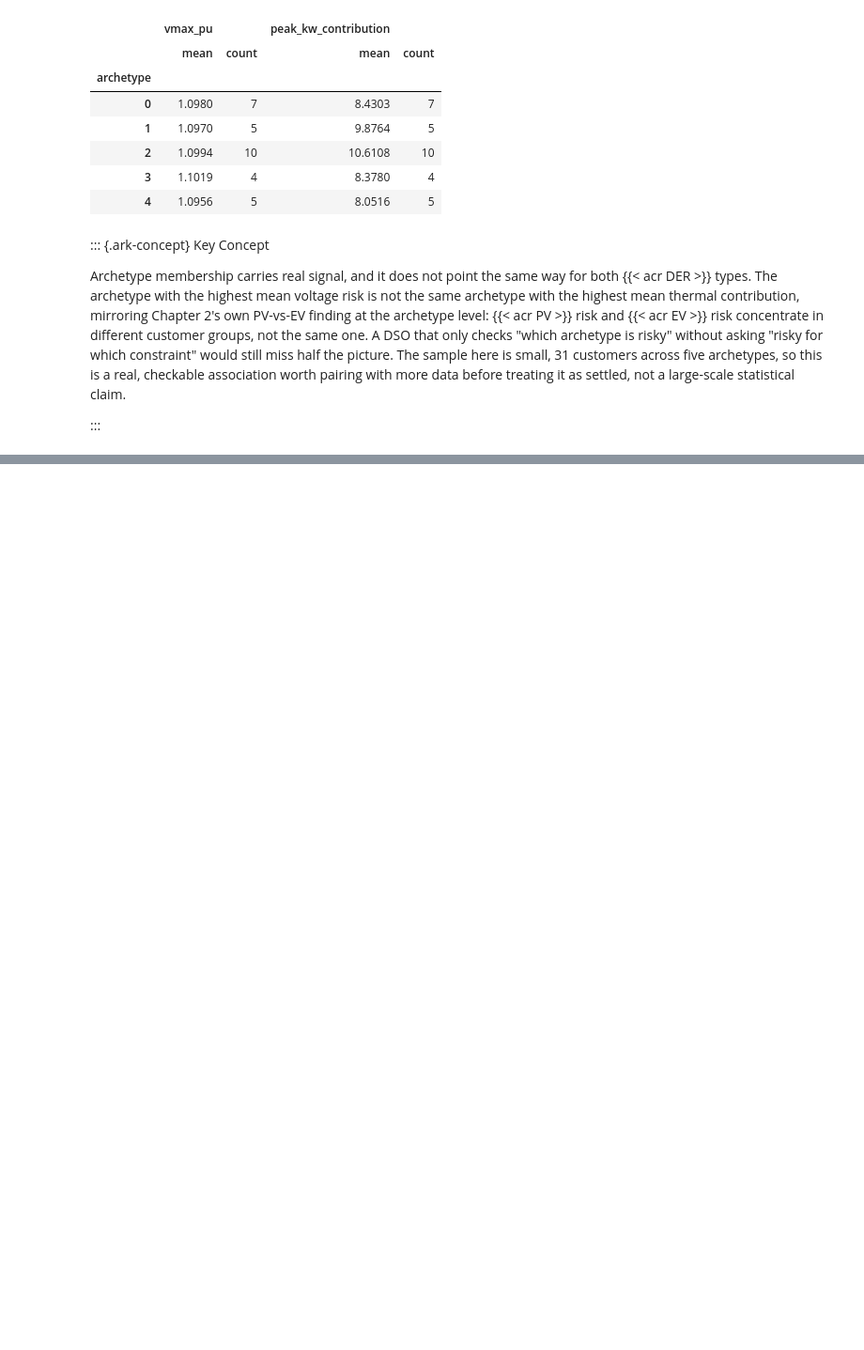
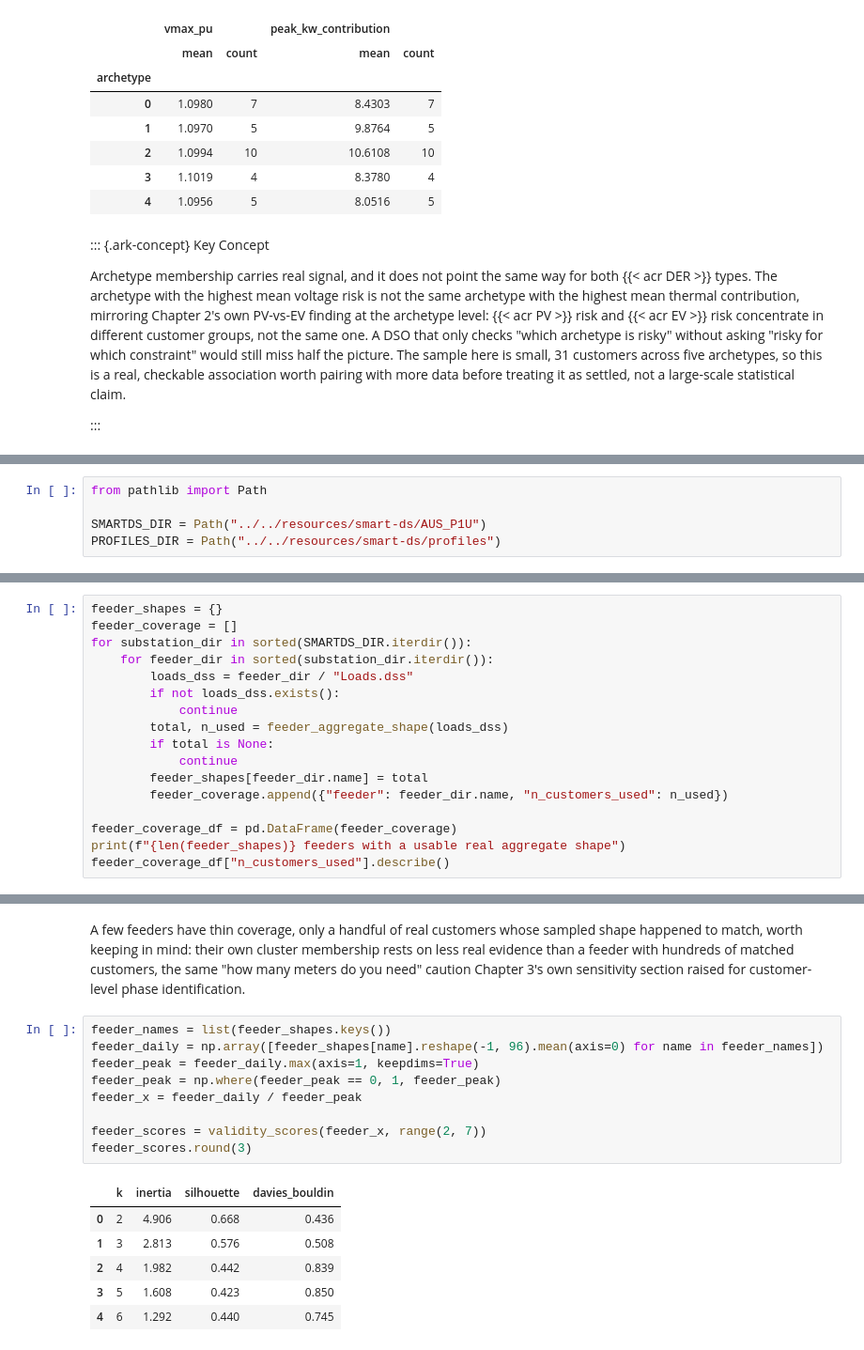
Before and after one commit to sambaiga/ml-energy-disaggregation, a Jupyter notebook: book/04-grid-edge/04-customer-feeder-clustering-code.ipynb, the cells around one changed output, grey strips where cells are left out. Shown at 94% size. Saved outputs shown, nothing was run; the diff lists cells and outputs as text; blank space fills up the shorter version.

Commit message:
feat(book): add Chapter 4's feeder-level clustering section (SMART-DS)

```diff
--- a/book/04-grid-edge/04-customer-feeder-clustering-code.ipynb
+++ b/book/04-grid-edge/04-customer-feeder-clustering-code.ipynb
@@ -485,0 +511,5 @@ not a large-scale statistical claim.
+# %%
+from pathlib import Path
+
+SMARTDS_DIR = Path("../../resources/smart-ds/AUS_P1U")
+PROFILES_DIR = Path("../../resources/smart-ds/profiles")
@@ -485,0 +556,17 @@ not a large-scale statistical claim.
+# %%
+feeder_shapes = {}
+feeder_coverage = []
+for substation_dir in sorted(SMARTDS_DIR.iterdir()):
+    for feeder_dir in sorted(substation_dir.iterdir()):
+        loads_dss = feeder_dir / "Loads.dss"
+        if not loads_dss.exists():
+            continue
+        total, n_used = feeder_aggregate_shape(loads_dss)
+        if total is None:
+            continue
+        feeder_shapes[feeder_dir.name] = total
+        feeder_coverage.append({"feeder": feeder_dir.name, "n_customers_used": n_used})
+
+feeder_coverage_df = pd.DataFrame(feeder_coverage)
+print(f"{len(feeder_shapes)} feeders with a usable real aggregate shape")
+feeder_coverage_df["n_customers_used"].describe()
@@ -485,0 +584,23 @@ not a large-scale statistical claim.
+# %% [markdown]
+A few feeders have thin coverage, only a handful of real customers
+whose sampled shape happened to match, worth keeping in mind: their own
+cluster membership rests on less real evidence than a feeder with
+hundreds of matched customers, the same "how many meters do you need"
+caution Chapter 3's own sensitivity section raised for customer-level
+phase identification.
+# %%
+feeder_names = list(feeder_shapes.keys())
+feeder_daily = np.array([feeder_shapes[name].reshape(-1, 96).mean(axis=0) for name in feeder_names])
+feeder_peak = feeder_daily.max(axis=1, keepdims=True)
+feeder_peak = np.where(feeder_peak == 0, 1, feeder_peak)
+feeder_x = feeder_daily / feeder_peak
+
+feeder_scores = validity_scores(feeder_x, range(2, 7))
+feeder_scores.round(3)
+# %% [output]
+|  | k | inertia | silhouette | davies_bouldin |
+| 0 | 2 | 4.906 | 0.668 | 0.436 |
+| 1 | 3 | 2.813 | 0.576 | 0.508 |
+| 2 | 4 | 1.982 | 0.442 | 0.839 |
+| 3 | 5 | 1.608 | 0.423 | 0.850 |
+| 4 | 6 | 1.292 | 0.440 | 0.745 |
```
Also changed, not shown: parts of 9 cells of this notebook.
